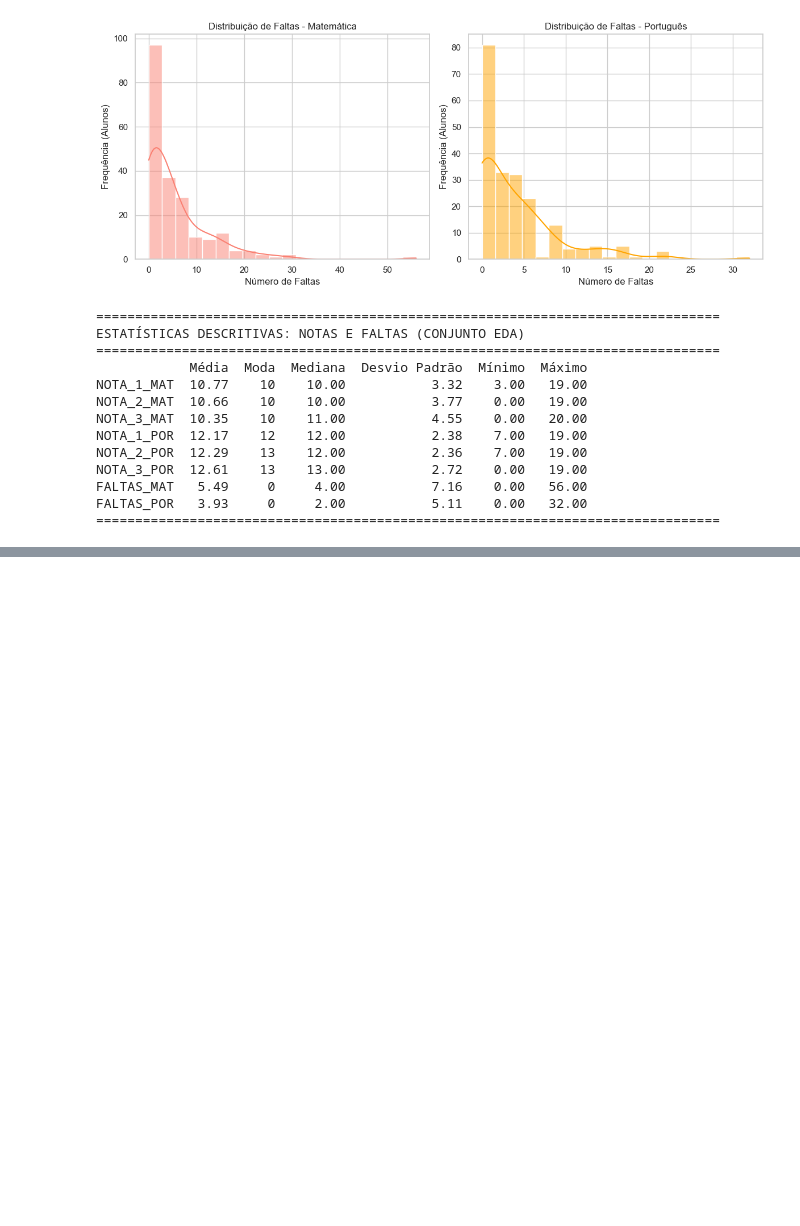
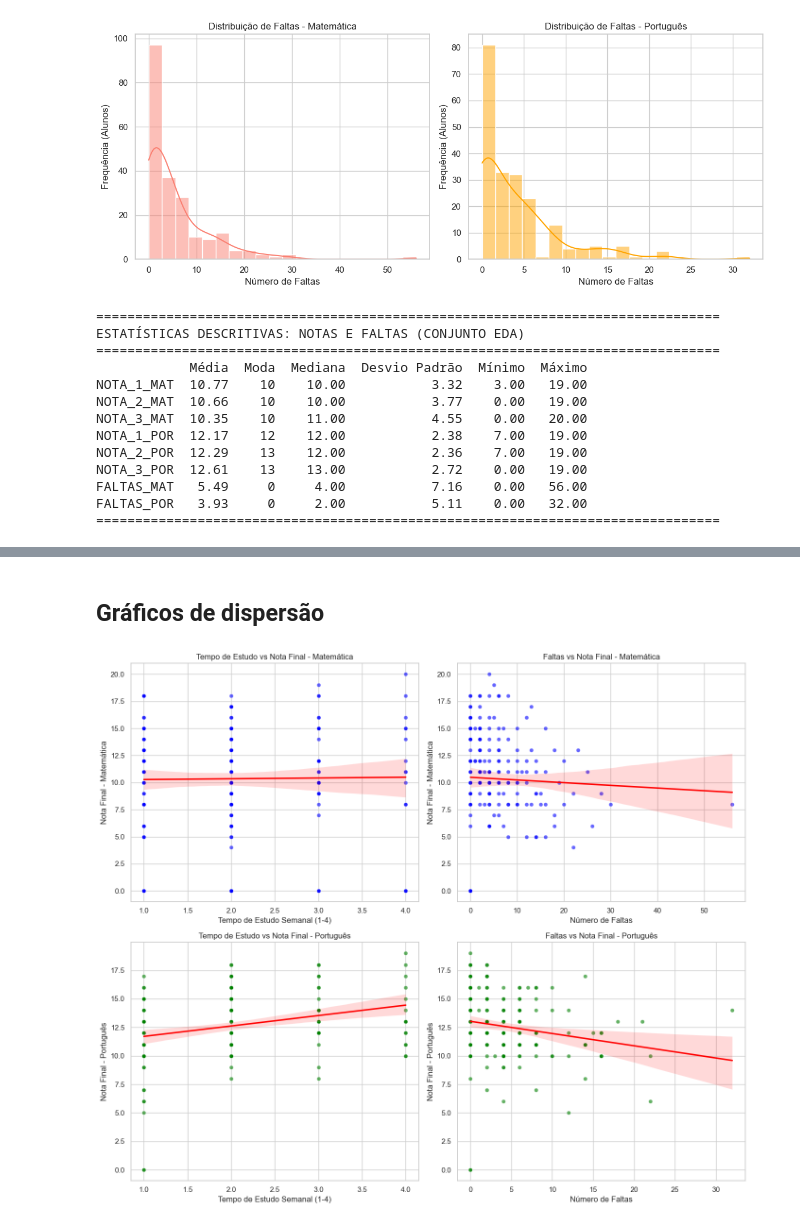
Before and after one commit to clebenjr/ep-ciencia-de-dados, a Jupyter notebook: T2/eda.ipynb, the cells around one changed output, grey strips where cells are left out. Drawn from its saved outputs; the diff is of its cells as text; code cells hidden in the pictures; blank space fills up the shorter version.

```diff
--- a/T2/eda.ipynb
+++ b/T2/eda.ipynb
@@ -119,0 +282,37 @@ FALTAS_POR   3.93     0     2.00           5.11    0.00   32.00
+# %% [markdown]
+## Gráficos de dispersão
+# %%
+fig, axes = plt.subplots(2, 2, figsize=(14, 12))
+
+# Tempo de estudo vs Nota final Matemática
+sns.scatterplot(x='TEMPO_ESTUDO_SEMANAL', y='NOTA_3_MAT', data=df_eda, ax=axes[0, 0], alpha=0.6, color='blue')
+sns.regplot(x='TEMPO_ESTUDO_SEMANAL', y='NOTA_3_MAT', data=df_eda, ax=axes[0, 0], scatter=False, color='red')
+axes[0, 0].set_title('Tempo de Estudo vs Nota Final - Matemática')
+axes[0, 0].set_xlabel('Tempo de Estudo Semanal (1-4)')
+axes[0, 0].set_ylabel('Nota Final - Matemática')
+
+# Faltas vs Nota final Matemática
+sns.scatterplot(x='FALTAS_MAT', y='NOTA_3_MAT', data=df_eda, ax=axes[0, 1], alpha=0.6, color='blue')
+sns.regplot(x='FALTAS_MAT', y='NOTA_3_MAT', data=df_eda, ax=axes[0, 1], scatter=False, color='red')
+axes[0, 1].set_title('Faltas vs Nota Final - Matemática')
+axes[0, 1].set_xlabel('Número de Faltas')
+axes[0, 1].set_ylabel('Nota Final - Matemática')
+
+# Tempo de estudo vs Nota final Português
+sns.scatterplot(x='TEMPO_ESTUDO_SEMANAL', y='NOTA_3_POR', data=df_eda, ax=axes[1, 0], alpha=0.6, color='green')
+sns.regplot(x='TEMPO_ESTUDO_SEMANAL', y='NOTA_3_POR', data=df_eda, ax=axes[1, 0], scatter=False, color='red')
+axes[1, 0].set_title('Tempo de Estudo vs Nota Final - Português')
+axes[1, 0].set_xlabel('Tempo de Estudo Semanal (1-4)')
+axes[1, 0].set_ylabel('Nota Final - Português')
+
+# Faltas vs Nota final Português
+sns.scatterplot(x='FALTAS_POR', y='NOTA_3_POR', data=df_eda, ax=axes[1, 1], alpha=0.6, color='green')
+sns.regplot(x='FALTAS_POR', y='NOTA_3_POR', data=df_eda, ax=axes[1, 1], scatter=False, color='red')
+axes[1, 1].set_title('Faltas vs Nota Final - Português')
+axes[1, 1].set_xlabel('Número de Faltas')
+axes[1, 1].set_ylabel('Nota Final - Português')
+
+plt.tight_layout()
+plt.show()
+# %% [output]
+[figure, added]
```
Also changed, not shown: parts of 19 cells of this notebook.
